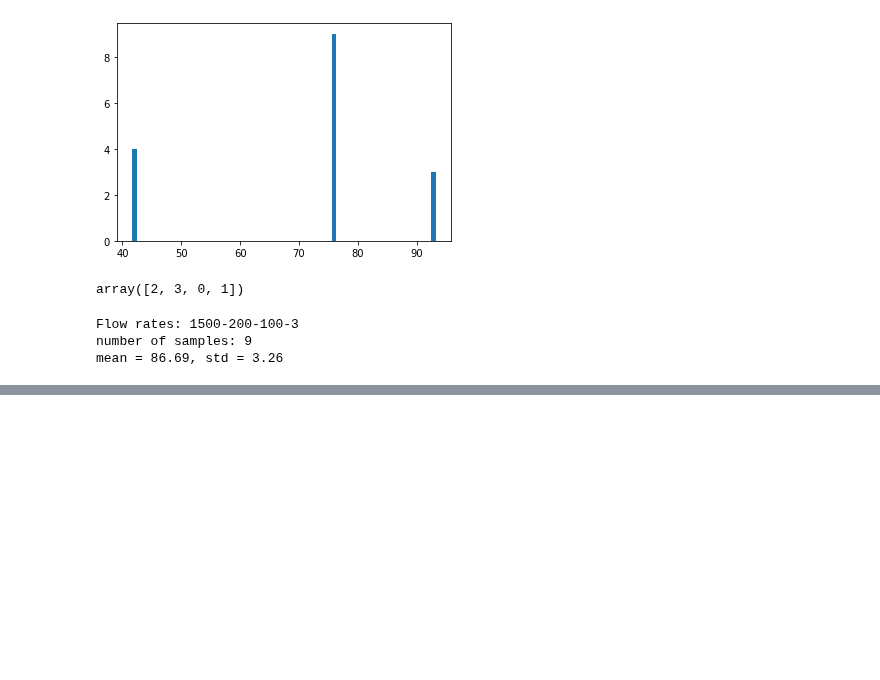
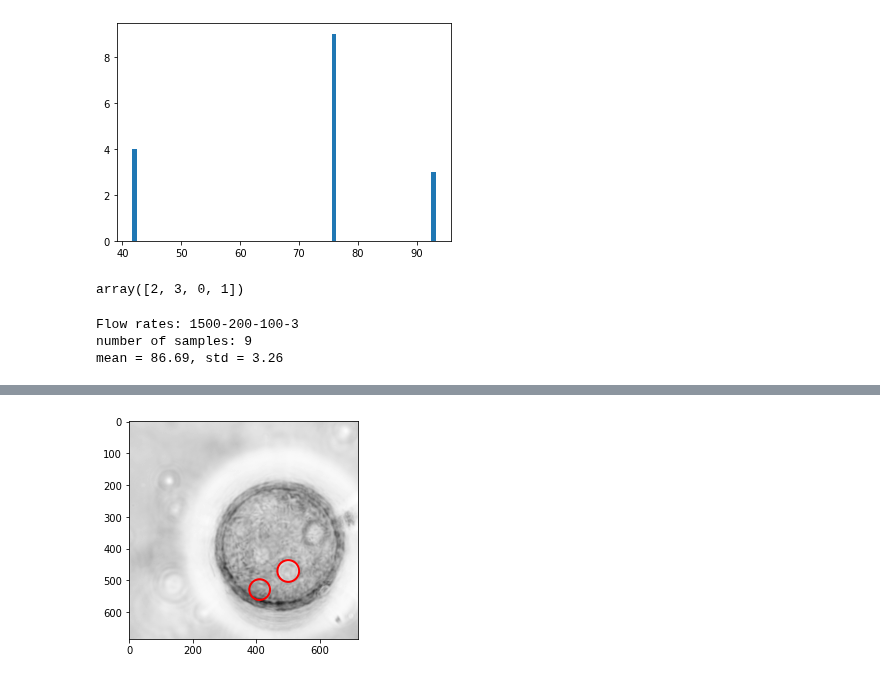
Before and after one commit to ZLoverty/DE, a Jupyter notebook: Code/Circle-detection/HoughCircles.ipynb, the cells around one changed output, grey strips where cells are left out. Drawn from its saved outputs; the diff is of its cells as text; code cells hidden in the pictures; blank space fills up the shorter version.

```diff
--- a/Code/Circle-detection/HoughCircles.ipynb
+++ b/Code/Circle-detection/HoughCircles.ipynb
@@ -130,0 +161,14 @@ mean = 86.69, std = 3.26
+# %%
+# invert the image?
+inv = 255 - img8
+circles = cv2.HoughCircles(inv, cv2.HOUGH_GRADIENT, 1.5, 50, param2=39.4, maxRadius=40)
+# %%
+# Visualize the results
+fig, ax = plt.subplots()
+ax.imshow(inv, cmap='gray')
+for c in circles[0, :, :]:
+    circle_object = mpatch.Circle((c[0], c[1]), c[2],
+                                 fill=False, ec='red', lw=2)
+    ax.add_patch(circle_object)
+# %% [output]
+[figure, added]
```
Also changed, not shown: parts of 8 cells of this notebook, 3 other files.
